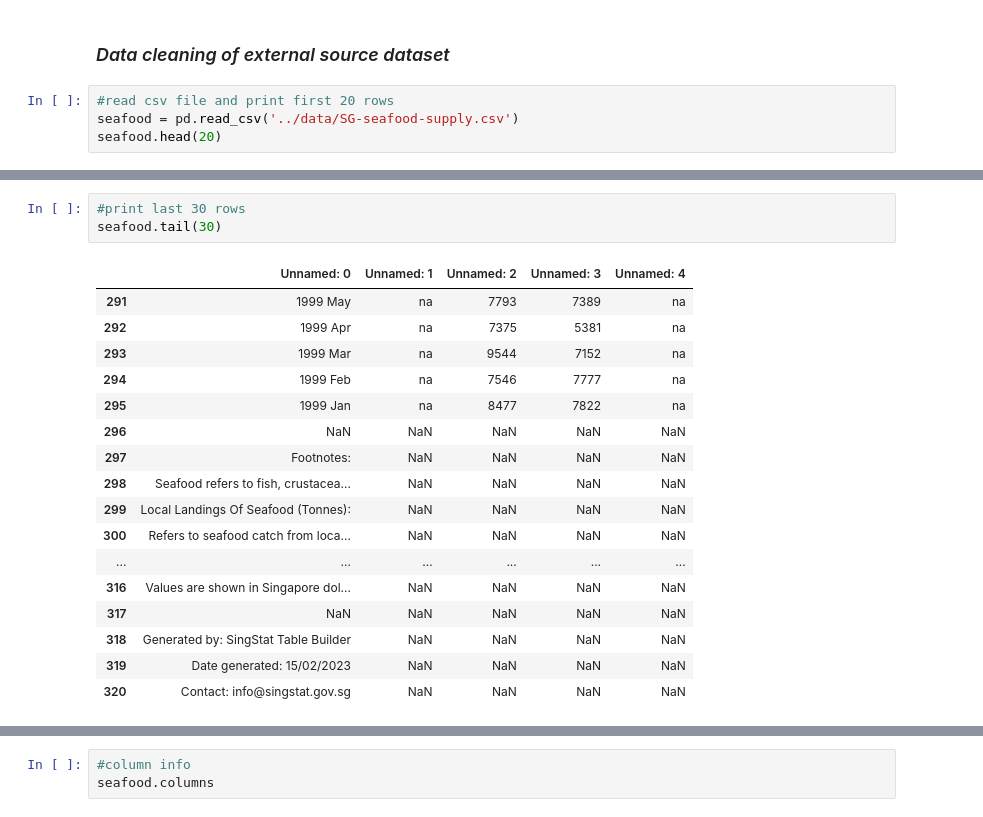
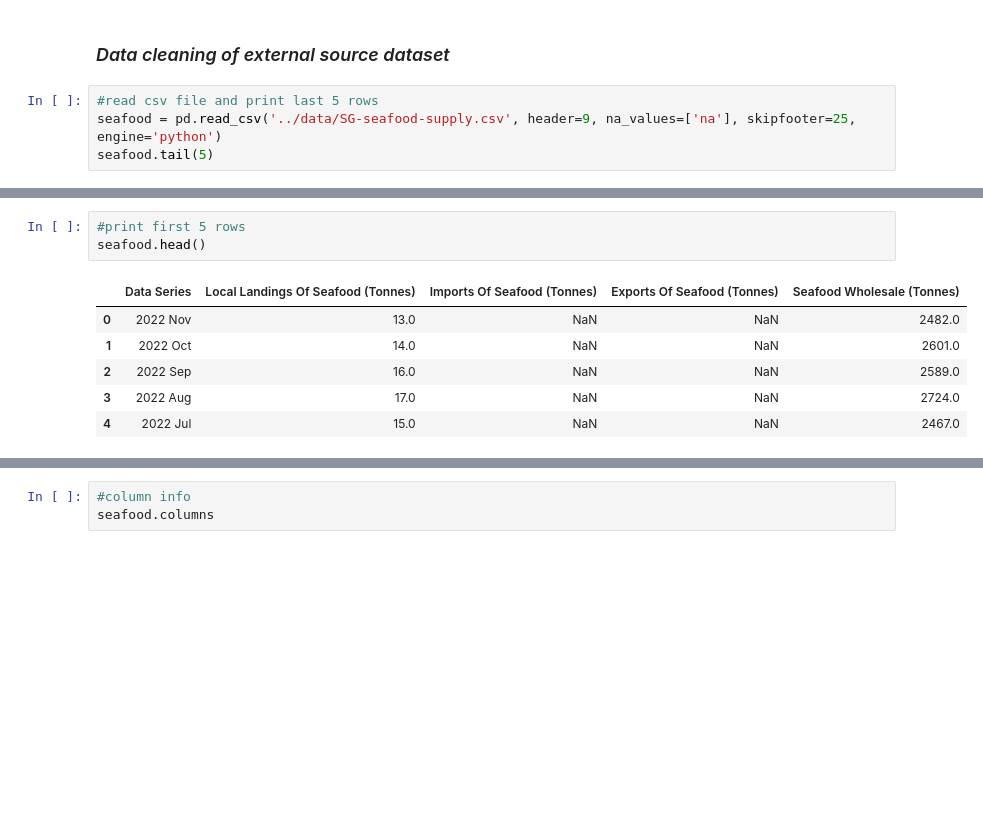
Before and after one commit to Lzwk16/project-submissions, a Jupyter notebook: project-1/code/Project_1.ipynb, the cells around one changed output, grey strips where cells are left out. Drawn from its saved outputs; the diff is of its cells as text; blank space fills up the shorter version.

```diff
--- a/project-1/code/Project_1.ipynb
+++ b/project-1/code/Project_1.ipynb
@@ -1126,7 +1126,7 @@ plt.show()
 # %% [markdown]
 ### *Data cleaning of external source dataset*
 # %%
-#read csv file and print first 20 rows
-seafood = pd.read_csv('../data/SG-seafood-supply.csv')
-seafood.head(20)
+#read csv file and print last 5 rows
+seafood = pd.read_csv('../data/SG-seafood-supply.csv', header=9, na_values=['na'], skipfooter=25, engine='python')
+seafood.tail(5)
 # %% [output]
@@ -1150,21 +1139,10 @@ seafood.head(20)
 # %%
-#print last 30 rows
-seafood.tail(30)
+#print first 5 rows
+seafood.head()
 # %% [output]
-|  | Unnamed: 0 | Unnamed: 1 | Unnamed: 2 | Unnamed: 3 | Unnamed: 4 |
-| 291 | 1999 May | na | 7793 | 7389 | na |
-| 292 | 1999 Apr | na | 7375 | 5381 | na |
-| 293 | 1999 Mar | na | 9544 | 7152 | na |
-| 294 | 1999 Feb | na | 7546 | 7777 | na |
-| 295 | 1999 Jan | na | 8477 | 7822 | na |
-| 296 | NaN | NaN | NaN | NaN | NaN |
-| 297 | Footnotes: | NaN | NaN | NaN | NaN |
-| 298 | Seafood refers to fish, crustacea... | NaN | NaN | NaN | NaN |
-| 299 | Local Landings Of Seafood (Tonnes): | NaN | NaN | NaN | NaN |
-| 300 | Refers to seafood catch from loca... | NaN | NaN | NaN | NaN |
-| ... | ... | ... | ... | ... | ... |
-| 316 | Values are shown in Singapore dol... | NaN | NaN | NaN | NaN |
-| 317 | NaN | NaN | NaN | NaN | NaN |
-| 318 | Generated by: SingStat Table Builder | NaN | NaN | NaN | NaN |
-| 319 | Date generated: 15/02/2023 | NaN | NaN | NaN | NaN |
-| 320 | Contact: info@singstat.gov.sg | NaN | NaN | NaN | NaN |
+|  | Data Series | Local Landings Of Seafood (Tonnes) | Imports Of Seafood (Tonnes) | Exports Of Seafood (Tonnes) | Seafood Wholesale (Tonnes) |
+| 0 | 2022 Nov | 13.0 | NaN | NaN | 2482.0 |
+| 1 | 2022 Oct | 14.0 | NaN | NaN | 2601.0 |
+| 2 | 2022 Sep | 16.0 | NaN | NaN | 2589.0 |
+| 3 | 2022 Aug | 17.0 | NaN | NaN | 2724.0 |
+| 4 | 2022 Jul | 15.0 | NaN | NaN | 2467.0 |
```
Also changed, not shown: parts of 12 cells of this notebook.
